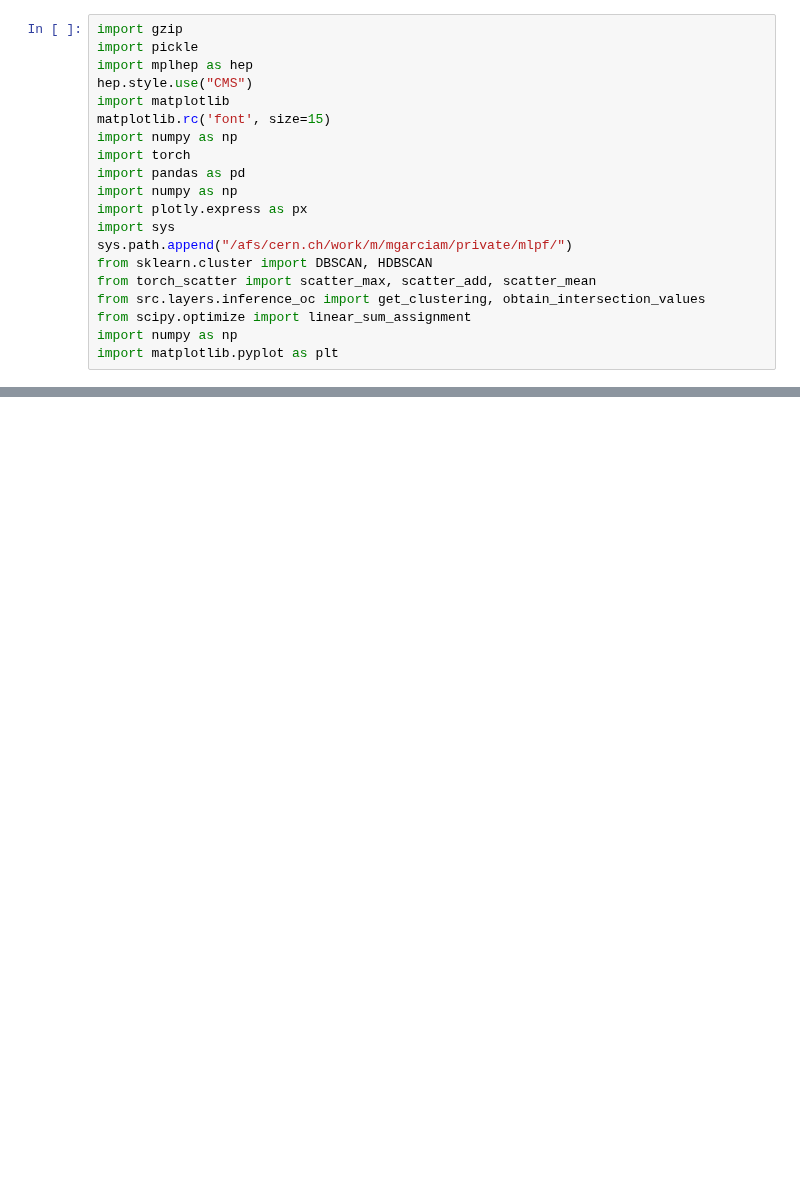
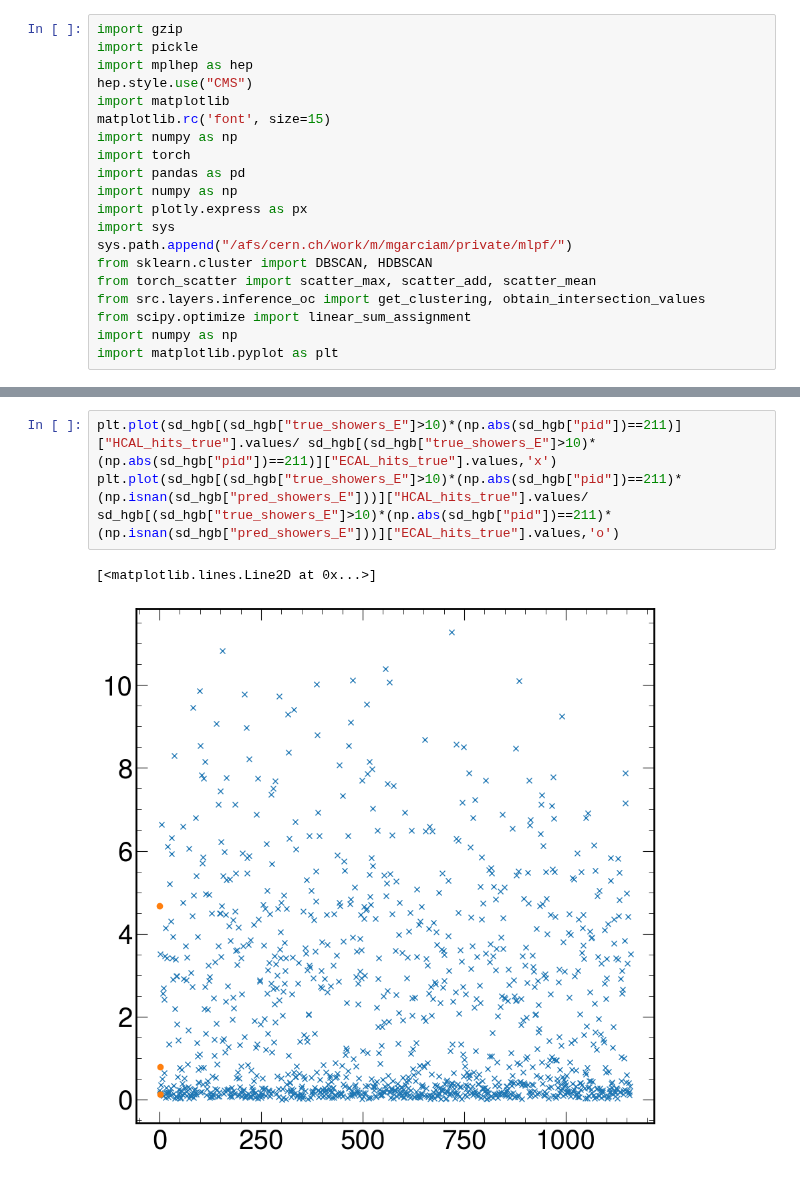
Before and after one commit to selvaggi/mlpf, a Jupyter notebook: notebooks/22_explore_inference_Lena.ipynb, the cells around one changed output, grey strips where cells are left out. Drawn from its saved outputs; the diff is of its cells as text; blank space fills up the shorter version.

```diff
--- a/notebooks/22_explore_inference_Lena.ipynb
+++ b/notebooks/22_explore_inference_Lena.ipynb
@@ -53,0 +113,6 @@ sd_pandora
+# %%
+plt.plot(sd_hgb[(sd_hgb["true_showers_E"]>10)*(np.abs(sd_hgb["pid"])==211)]["HCAL_hits_true"].values/ sd_hgb[(sd_hgb["true_showers_E"]>10)*(np.abs(sd_hgb["pid"])==211)]["ECAL_hits_true"].values,'x')
+plt.plot(sd_hgb[(sd_hgb["true_showers_E"]>10)*(np.abs(sd_hgb["pid"])==211)*(np.isnan(sd_hgb["pred_showers_E"]))]["HCAL_hits_true"].values/ sd_hgb[(sd_hgb["true_showers_E"]>10)*(np.abs(sd_hgb["pid"])==211)*(np.isnan(sd_hgb["pred_showers_E"]))]["ECAL_hits_true"].values,'o')
+# %% [output]
+[<matplotlib.lines.Line2D at 0x...>]
+[figure, added]
```
Also changed, not shown: parts of 10 cells of this notebook, 2 other files.
